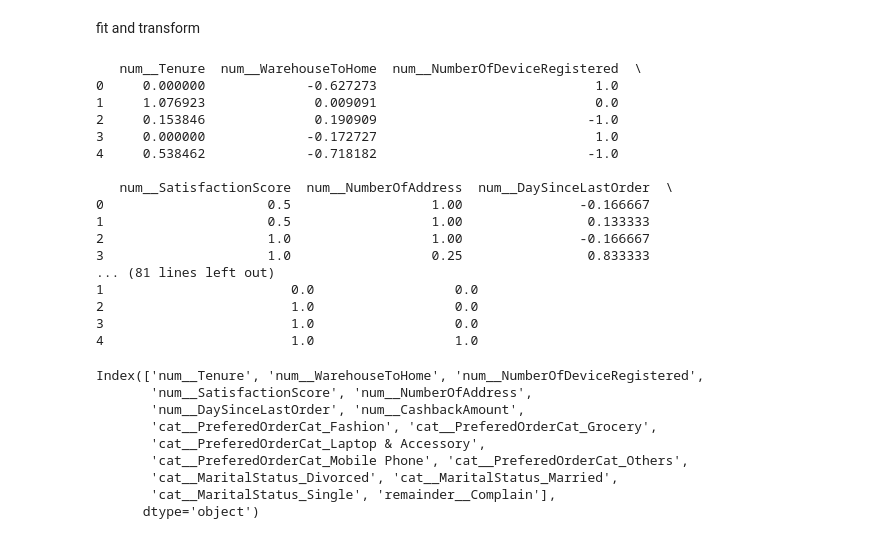
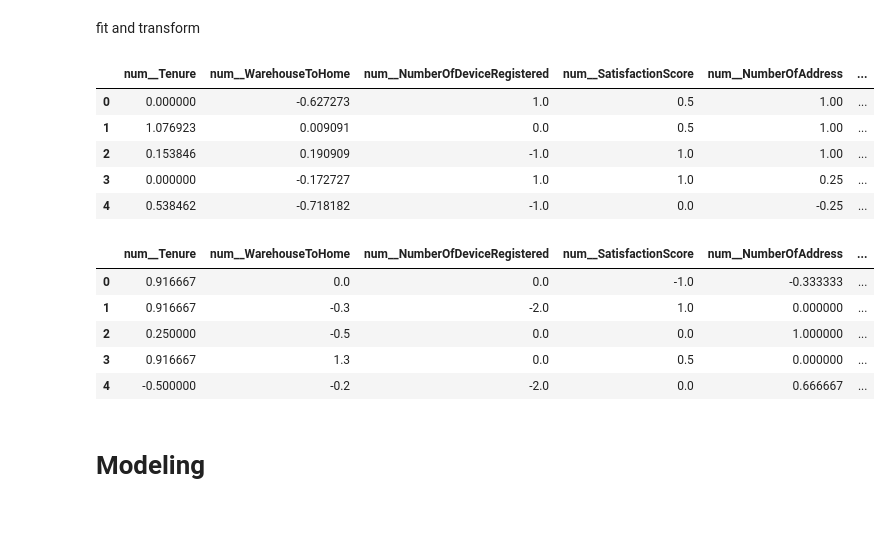
Before and after one commit to nayana-sisil/predictive-customer-churn-ecommerce-retention, a Jupyter notebook: cutomer_churn.ipynb, the cells around one changed output. Drawn from its saved outputs; the diff is of its cells as text; code cells hidden in the pictures.

```diff
--- a/cutomer_churn.ipynb
+++ b/cutomer_churn.ipynb
@@ -507,41 +507,28 @@ fit and transform
 # %%
 X_train_scaled = preprocessor.fit_transform(X_train)
 
 X_test_scaled = preprocessor.fit_transform(X_test)
 
 X_train_preprocessed = pd.DataFrame(X_train_scaled, columns=preprocessor.get_feature_names_out())
 
 X_test_preprocessed = pd.DataFrame(X_test_scaled, columns=preprocessor.get_feature_names_out())
 
-print(X_train_preprocessed.head(),'\n')
-print(X_test_preprocessed.head())
+X_train_preprocessed.head()
 # %% [output]
-   num__Tenure  num__WarehouseToHome  num__NumberOfDeviceRegistered  \
-0     0.000000             -0.627273                            1.0
-1     1.076923              0.009091                            0.0
-2     0.153846              0.190909                           -1.0
-3     0.000000             -0.172727                            1.0
-4     0.538462             -0.718182                           -1.0
-
-   num__SatisfactionScore  num__NumberOfAddress  num__DaySinceLastOrder  \
-0                     0.5                  1.00               -0.166667
-1                     0.5                  1.00                0.133333
-2                     1.0                  1.00               -0.166667
-3                     1.0                  0.25                0.833333
-... (81 lines left out)
-1                        0.0                  0.0
-2                        1.0                  0.0
-3                        1.0                  0.0
-4                        1.0                  1.0
+|  | num__Tenure | num__WarehouseToHome | num__NumberOfDeviceRegistered | num__SatisfactionScore | num__NumberOfAddress | ... |
+| 0 | 0.000000 | -0.627273 | 1.0 | 0.5 | 1.00 | ... |
+| 1 | 1.076923 | 0.009091 | 0.0 | 0.5 | 1.00 | ... |
+| 2 | 0.153846 | 0.190909 | -1.0 | 1.0 | 1.00 | ... |
+| 3 | 0.000000 | -0.172727 | 1.0 | 1.0 | 0.25 | ... |
+| 4 | 0.538462 | -0.718182 | -1.0 | 0.0 | -0.25 | ... |
 # %%
-X_train_preprocessed.columns
+X_test_preprocessed.head()
 # %% [output]
-Index(['num__Tenure', 'num__WarehouseToHome', 'num__NumberOfDeviceRegistered',
-       'num__SatisfactionScore', 'num__NumberOfAddress',
-       'num__DaySinceLastOrder', 'num__CashbackAmount',
-       'cat__PreferedOrderCat_Fashion', 'cat__PreferedOrderCat_Grocery',
-       'cat__PreferedOrderCat_Laptop & Accessory',
-       'cat__PreferedOrderCat_Mobile Phone', 'cat__PreferedOrderCat_Others',
-       'cat__MaritalStatus_Divorced', 'cat__MaritalStatus_Married',
-       'cat__MaritalStatus_Single', 'remainder__Complain'],
-      dtype='object')
+|  | num__Tenure | num__WarehouseToHome | num__NumberOfDeviceRegistered | num__SatisfactionScore | num__NumberOfAddress | ... |
+| 0 | 0.916667 | 0.0 | 0.0 | -1.0 | -0.333333 | ... |
+| 1 | 0.916667 | -0.3 | -2.0 | 1.0 | 0.000000 | ... |
+| 2 | 0.250000 | -0.5 | 0.0 | 0.0 | 1.000000 | ... |
+| 3 | 0.916667 | 1.3 | 0.0 | 0.5 | 0.000000 | ... |
+| 4 | -0.500000 | -0.2 | -2.0 | 0.0 | 0.666667 | ... |
+# %% [markdown]
+# Modeling
```
Also changed, not shown: parts of 8 cells of this notebook.
